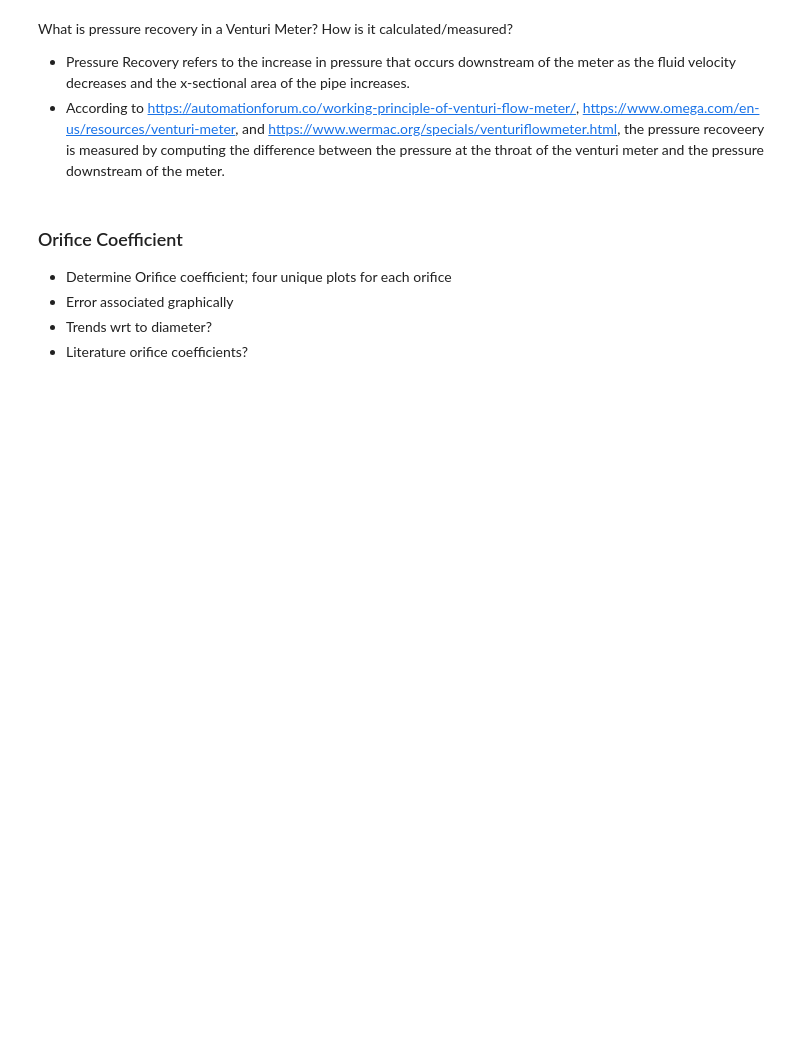
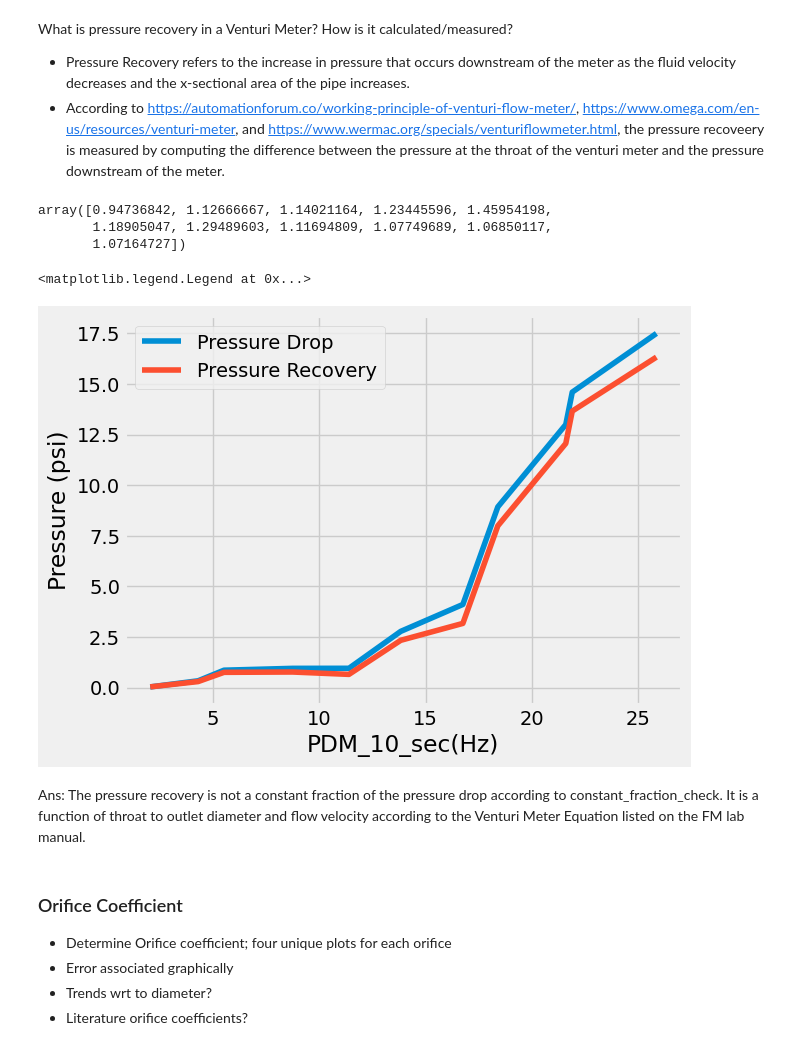
Before and after one commit to AshKuhlmann/CBE154, a Jupyter notebook: Flow Measurement - Data Analysis.ipynb, the cells around one changed output. Cells and saved outputs as stored; diff of their text form; code cells hidden in the pictures; blank space fills up the shorter version.

Commit message:
Ziyan Fan FM Data Analysis Q4 Answer
Describe pressure drop and pressure recovery

```diff
--- a/Flow Measurement - Data Analysis.ipynb
+++ b/Flow Measurement - Data Analysis.ipynb
@@ -103,6 +103,28 @@ Literature value:
 What is pressure recovery in a Venturi Meter? How is it calculated/measured?
 - Pressure Recovery refers to the increase in pressure that occurs downstream of the meter as the fluid velocity decreases and the x-sectional area of the pipe increases.
 - According to <href>https://automationforum.co/working-principle-of-venturi-flow-meter/</href>, <href>https://www.omega.com/en-us/resources/venturi-meter</href>, and <href>https://www.wermac.org/specials/venturiflowmeter.html</href>, the pressure recoveery is measured by computing the difference between the pressure at the throat of the venturi meter and the pressure downstream of the meter.
+# %%
+# Q4
+TPD = np.array([-0.002, 0.038, 0.106, 0.181, 0.301, 0.442, 0.936, 0.935, 0.935, 0.936, 1.17])   # raw data of total pressure drop
+PD = np.array([0.036, 0.338, 0.862, 0.953, 0.956, 2.78, 4.11, 8.93, 13, 14.6, 17.5])  # raw data of pressure drop
+PR = PD - TPD    # Pressure Recovery calculated by pressure drop minusing total pressure drop
+PDM10 = np.array([2.040609137,4.294416244,5.512690355,8.741116751,11.39086294,13.82741117,16.75126904,18.39593909,21.59390863,21.89847716,25.85786802])
+constant_fraction_check = PD/PR
+display(fraction_check)
+
+plt.plot(PDM10,PD,label ='Pressure Drop')
+plt.plot(PDM10,PR,label = 'Pressure Recovery')
+plt.xlabel("PDM_10_sec(Hz)")
+plt.ylabel("Pressure (psi)")
+plt.legend()
+# %% [output]
+array([0.94736842, 1.12666667, 1.14021164, 1.23445596, 1.45954198,
+       1.18905047, 1.29489603, 1.11694809, 1.07749689, 1.06850117,
+       1.07164727])
+<matplotlib.legend.Legend at 0x...>
+[figure, added]
+# %% [markdown]
+Ans: The pressure recovery is not a constant fraction of the pressure drop according to constant_fraction_check. It is a function of throat to outlet diameter and flow velocity according to the Venturi Meter Equation listed on the FM lab manual.
 # %% [markdown]
 ### Orifice Coefficient
 - Determine Orifice coefficient; four unique plots for each orifice
```
